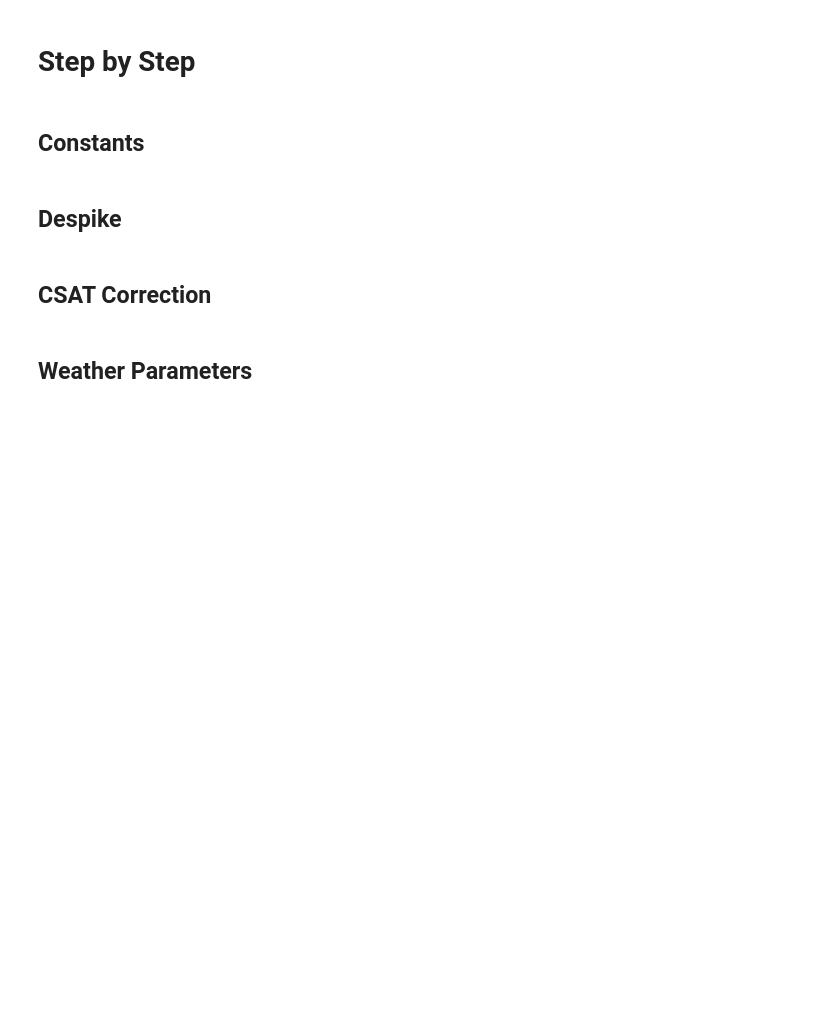
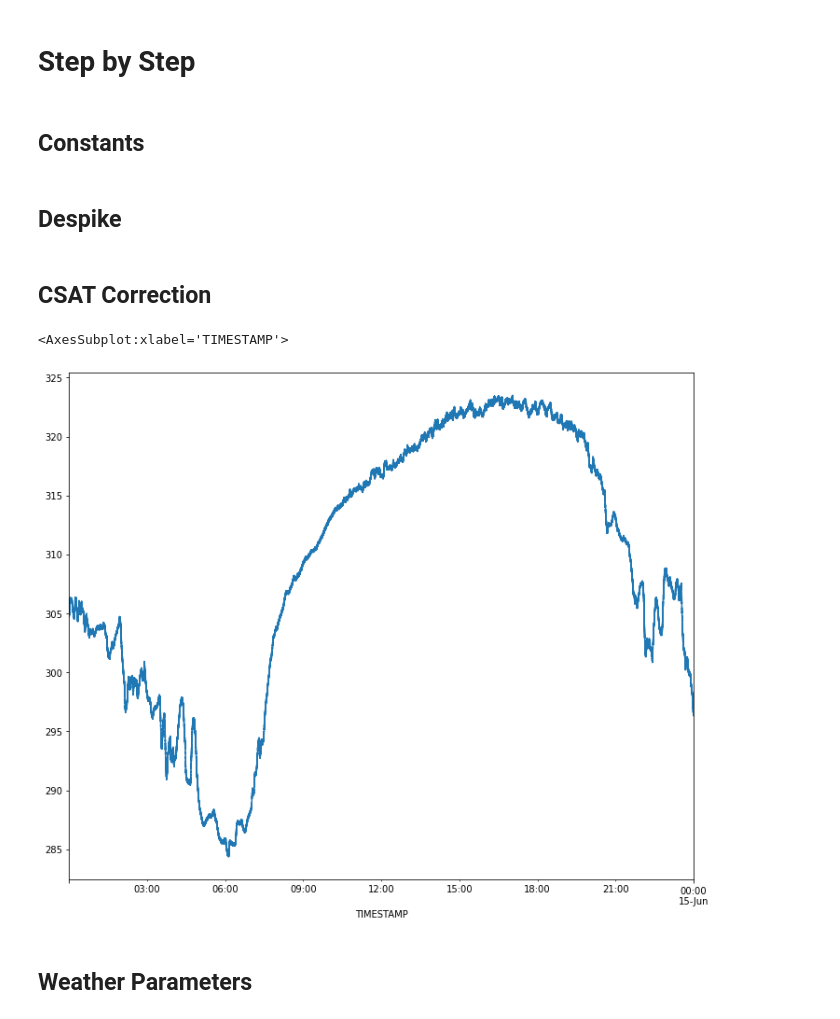
Before and after one commit to utah-geological-survey/MicroMet, a Jupyter notebook: Eddy Lite Example.ipynb, the cells around one changed output. Cells and saved outputs as stored; diff of their text form; code cells hidden in the pictures; blank space fills up the shorter version.

```diff
--- a/Eddy Lite Example.ipynb
+++ b/Eddy Lite Example.ipynb
@@ -176,5 +214,5 @@ dfsm = df.loc[pd.to_datetime("2009-05-27 16:00:00.000"):pd.to_datetime("2009-05-
 # %%
-dfsm = renamedf(dfsm)
+dfsm = renamedf(df)
 
 despikefields = ['Ux', 'Uy', 'Uz', 'Ts', 'LnKH', 'Pr', 'Ta', 'Rh']
 
@@ -229,6 +267,11 @@ dfsm['Ts'] = convert_CtoK(dfsm['Ts'].to_numpy())
 dfsm['Ux'],dfsm['Uy'],dfsm['Uz'] = fix_csat(dfsm['Ux'].to_numpy(),
                                            dfsm['Uy'].to_numpy(),
                                            dfsm['Uz'].to_numpy())
+# %%
+dfsm['Ts'].plot()
+# %% [output]
+<AxesSubplot:xlabel='TIMESTAMP'>
+[figure, added]
 # %% [markdown]
 ## Weather Parameters
 # %%
```
Also changed, not shown: parts of 13 cells of this notebook.
